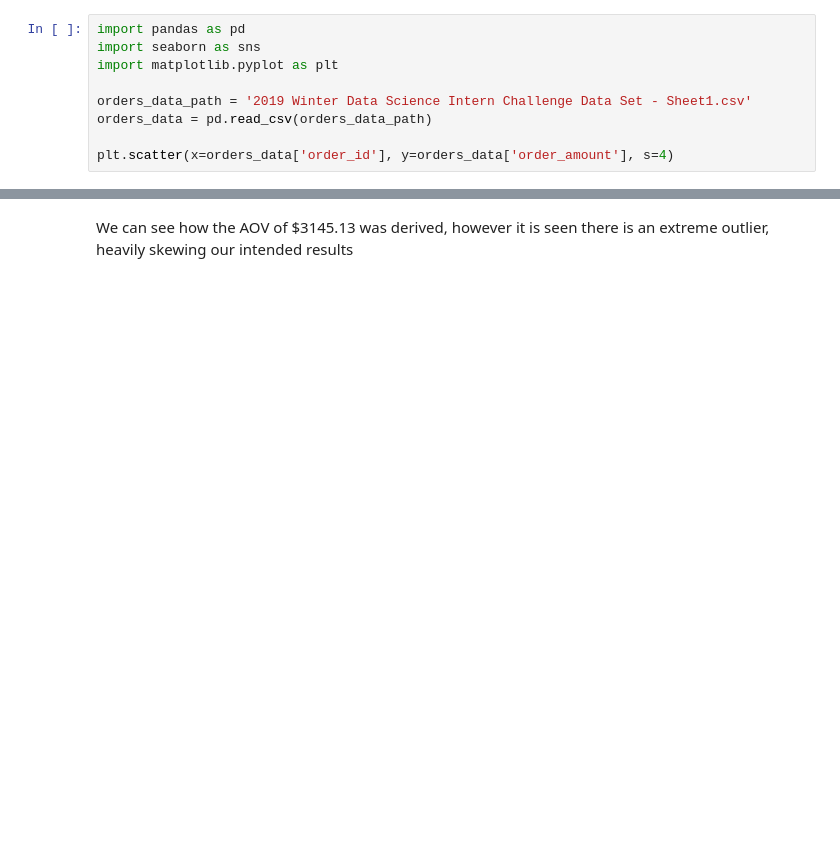
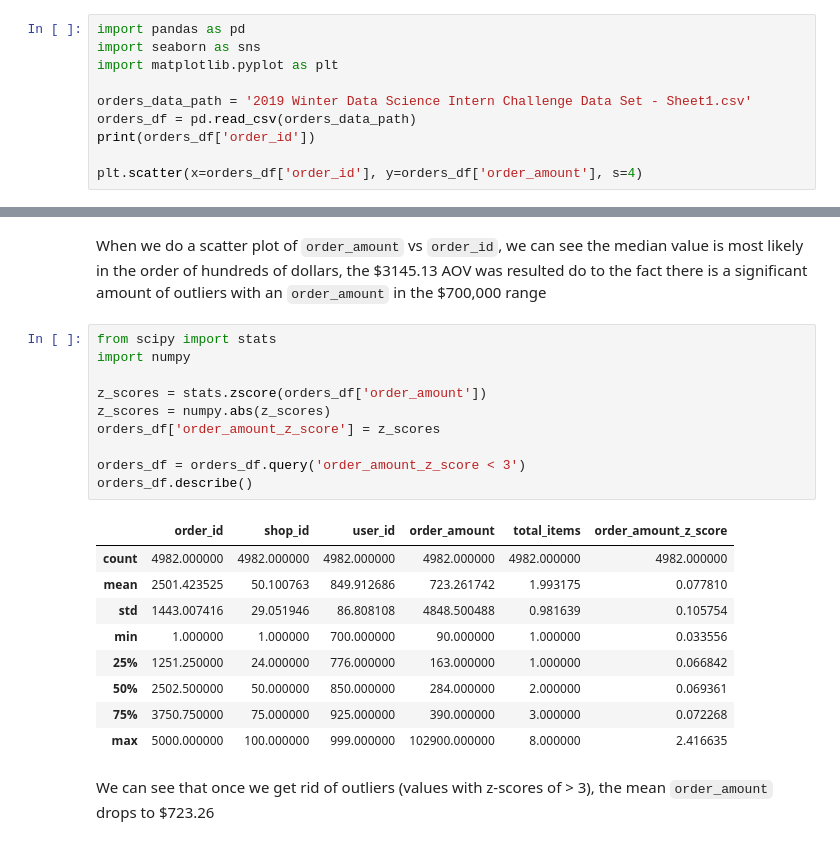
Before and after one commit to derekyin/shopify-w2021-ds-challenge, a Jupyter notebook: challenge.ipynb, the cells around one changed output, grey strips where cells are left out. Drawn from its saved outputs; the diff is of its cells as text; blank space fills up the shorter version.

Commit message:
Get rid of outliers, calculate mean order value

```diff
--- a/challenge.ipynb
+++ b/challenge.ipynb
@@ -4,7 +4,8 @@ import seaborn as sns
 import matplotlib.pyplot as plt
 
 orders_data_path = '2019 Winter Data Science Intern Challenge Data Set - Sheet1.csv'
-orders_data = pd.read_csv(orders_data_path)
+orders_df = pd.read_csv(orders_data_path)
+print(orders_df['order_id'])
 
-plt.scatter(x=orders_data['order_id'], y=orders_data['order_amount'], s=4)
+plt.scatter(x=orders_df['order_id'], y=orders_df['order_amount'], s=4)
 # %% [output]
@@ -12,3 +25,25 @@ plt.scatter(x=orders_data['order_id'], y=orders_data['order_amount'], s=4)
 [figure]
-# %% [markdown]
-We can see how the AOV of $3145.13 was derived, however it is seen there is an extreme outlier, heavily skewing our intended results
+# %% [markdown]
+When we do a scatter plot of `order_amount` vs `order_id`, we can see the median value is most likely in the order of hundreds of dollars, the \$3145.13 AOV was resulted do to the fact there is a significant amount of outliers with an `order_amount` in the $700,000 range
+# %%
+from scipy import stats
+import numpy
+
+z_scores = stats.zscore(orders_df['order_amount'])
+z_scores = numpy.abs(z_scores)
+orders_df['order_amount_z_score'] = z_scores
+
+orders_df = orders_df.query('order_amount_z_score < 3')
+orders_df.describe()
+# %% [output]
+|  | order_id | shop_id | user_id | order_amount | total_items | order_amount_z_score |
+| count | 4982.000000 | 4982.000000 | 4982.000000 | 4982.000000 | 4982.000000 | 4982.000000 |
+| mean | 2501.423525 | 50.100763 | 849.912686 | 723.261742 | 1.993175 | 0.077810 |
+| std | 1443.007416 | 29.051946 | 86.808108 | 4848.500488 | 0.981639 | 0.105754 |
+| min | 1.000000 | 1.000000 | 700.000000 | 90.000000 | 1.000000 | 0.033556 |
+| 25% | 1251.250000 | 24.000000 | 776.000000 | 163.000000 | 1.000000 | 0.066842 |
+| 50% | 2502.500000 | 50.000000 | 850.000000 | 284.000000 | 2.000000 | 0.069361 |
+| 75% | 3750.750000 | 75.000000 | 925.000000 | 390.000000 | 3.000000 | 0.072268 |
+| max | 5000.000000 | 100.000000 | 999.000000 | 102900.000000 | 8.000000 | 2.416635 |
+# %% [markdown]
+We can see that once we get rid of outliers (values with z-scores of > 3), the mean `order_amount` drops to \$723.26
```
Also changed, not shown: parts of 1 cell of this notebook.
